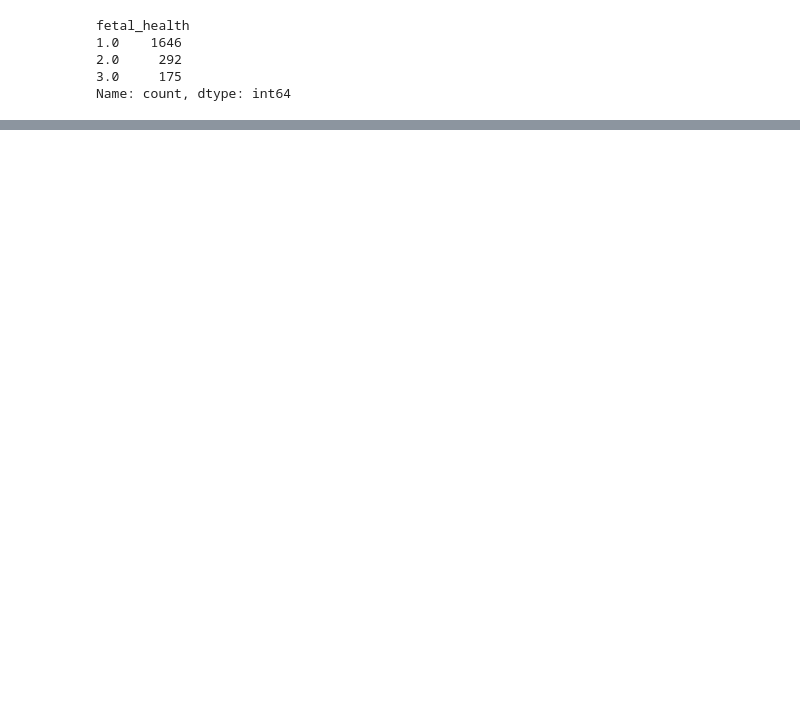
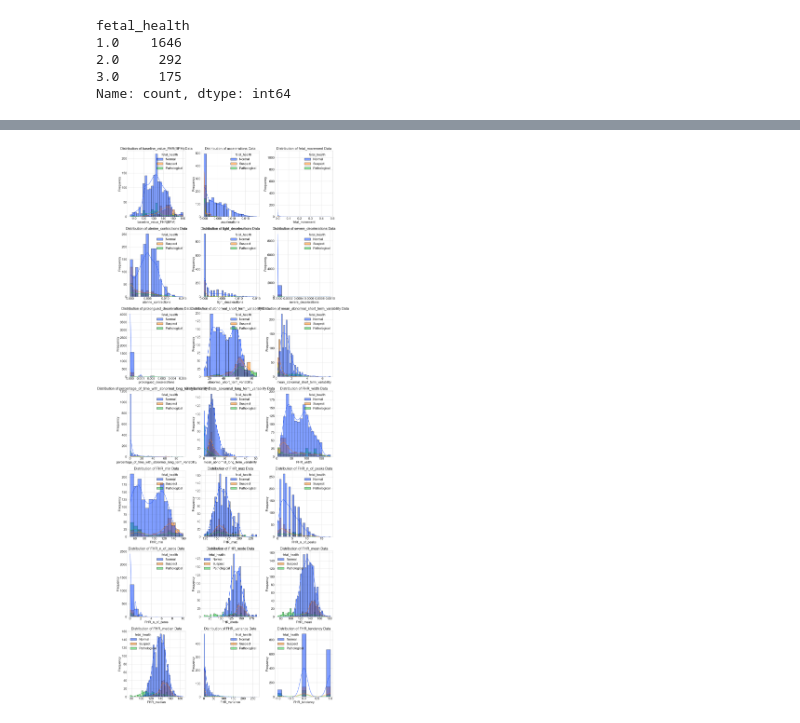
Before and after one commit to AleUrzi/Final_project_Ironhack, a Jupyter notebook: Notebooks/fetal_health_EDA.ipynb, the cells around one changed output, grey strips where cells are left out. Drawn from its saved outputs; the diff is of its cells as text; code cells hidden in the pictures; blank space fills up the shorter version.

```diff
--- a/Notebooks/fetal_health_EDA.ipynb
+++ b/Notebooks/fetal_health_EDA.ipynb
@@ -239,0 +257,51 @@ plt.show()
+# %%
+#Visualizing data distribution with histoplots in relation to fetal health
+import warnings
+import seaborn as sns
+import matplotlib.pyplot as plt
+
+# Suppress warnings
+warnings.filterwarnings('ignore')
+
+# Set seaborn style
+plt.style.use('seaborn-v0_8-whitegrid')
+
+# Drop the target variable from the features
+X = df.drop('fetal_health', axis=1)
+
+# Create the figure
+plt.figure(figsize=(20, 50))
+num_row = 1
+
+# Loop through each column to create the subplots
+for col in X.columns:
+    plt.rcParams['font.size'] = 20
+    plt.subplot(7, 3, num_row)
+
+    # Set title with larger font size
+    plt.title(f"Distribution of {col} Data", fontsize=22)
+
+    # Create the histogram with KDE and hue
+    sns.histplot(x=df[col], kde=True, hue=df['fetal_health'], palette='bright', hue_order=hue_order, legend=True)
+
+
+    # Set x and y axis labels with larger font size
+    plt.xlabel(col, fontsize=20)
+    plt.ylabel('Frequency', fontsize=20)
+
+    # Set larger font size for ticks
+    plt.xticks(fontsize=20)
+    plt.yticks(fontsize=20)
+
+    #plt.legend(title='fetal_health',title_fontsize='15', fontsize='15')
+    # Adjust layout
+    plt.tight_layout()
+
+    num_row += 1
+
+# Show the plots
+plt.savefig('histoplots.png', format='png', dpi=300)
+
+plt.tight_layout()
+# %% [output]
+[figure, added]
```
Also changed, not shown: parts of 20 cells of this notebook, 28 other files.
